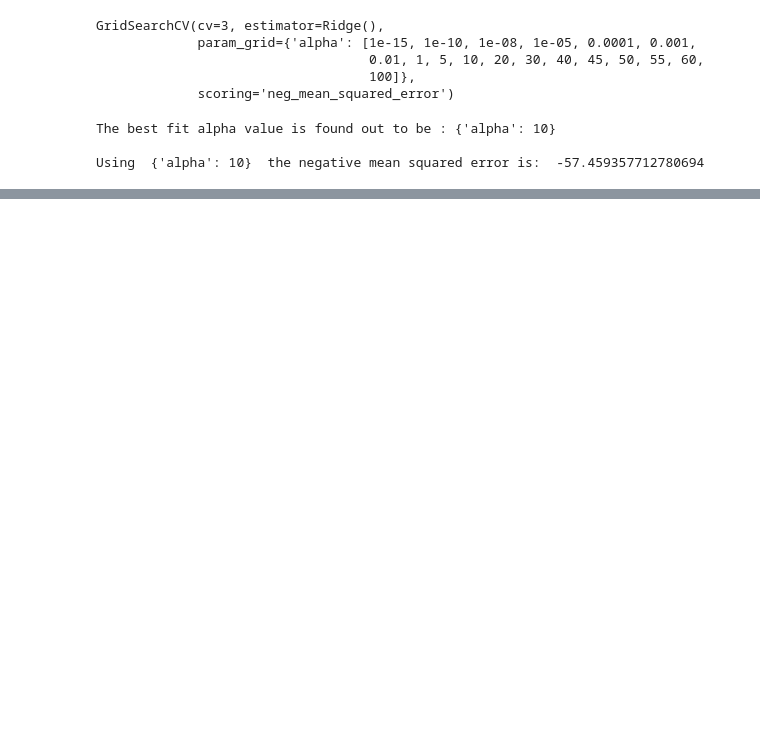
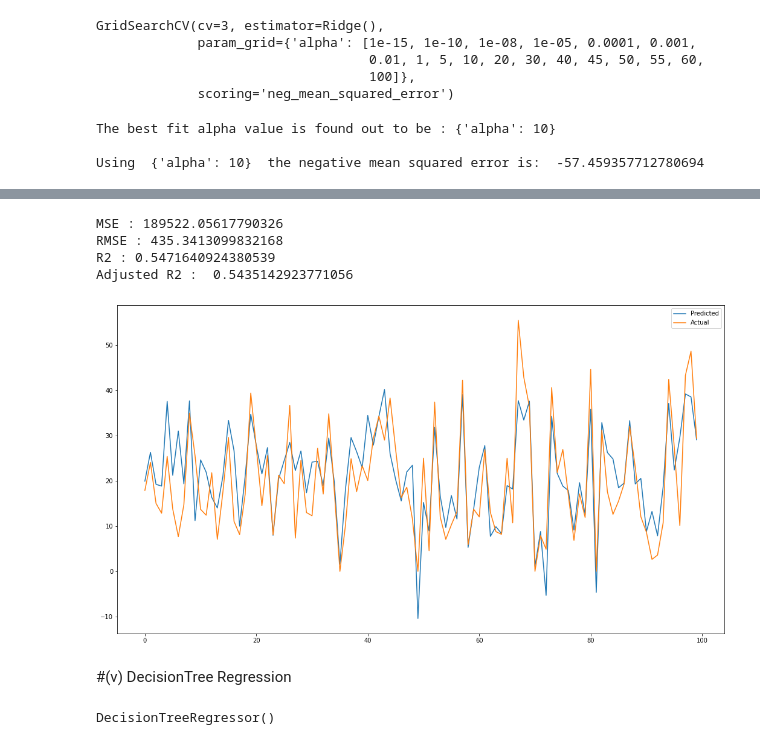
Before and after one commit to guptaprateek98/capstone_bike_sharing, a Jupyter notebook: Bike_Sharing_Demand_Prediction_Capstone_Project_(prateek).ipynb, the cells around one changed output, grey strips where cells are left out. Drawn from its saved outputs; the diff is of its cells as text; code cells hidden in the pictures; blank space fills up the shorter version.

```diff
--- a/Bike_Sharing_Demand_Prediction_Capstone_Project_(prateek).ipynb
+++ b/Bike_Sharing_Demand_Prediction_Capstone_Project_(prateek).ipynb
@@ -676,0 +714,33 @@ Adjusted R2 :  0.5433692976771753
+# %%
+y_pred_elastic = elastic_regressor.predict(X_test)
+# %%
+MSE  = mean_squared_error((y_test)**2, (y_pred_elastic)**2)
+print("MSE :" , MSE)
+
+RMSE = np.sqrt(MSE)
+print("RMSE :" ,RMSE)
+
+r2 = r2_score((y_test)**2, (y_pred_elastic)**2)
+print("R2 :" ,r2)
+adj_r2 = 1-(1-r2_score((y_test)**2, (y_pred_elastic)**2))*((X_test.shape[0]-1)/(X_test.shape[0]-X_test.shape[1]-1))
+print("Adjusted R2 : ",adj_r2)
+
+plt.figure(figsize=(18,10))
+plt.plot((y_pred_elastic)[:100])
+plt.plot((np.array(y_test)[:100]))
+plt.legend(["Predicted","Actual"])
+plt.show()
+
+#appending metrice to list
+mean_sq_error.append(MSE)
+root_mean_sq_error.append(RMSE)
+r2_list.append(r2)
+adj_r2_list.append(adj_r2)
+# %% [output]
+MSE : 189522.05617790326
+RMSE : 435.3413099832168
+R2 : 0.5471640924380539
+Adjusted R2 :  0.5435142923771056
+[figure, added]
+# %% [markdown]
+#(v) DecisionTree Regression
@@ -676,0 +751,4 @@ Adjusted R2 :  0.5433692976771753
+# %%
+dt_model.fit(X_train,y_train)
+# %% [output]
+DecisionTreeRegressor()
```
Also changed, not shown: parts of 37 cells of this notebook.
